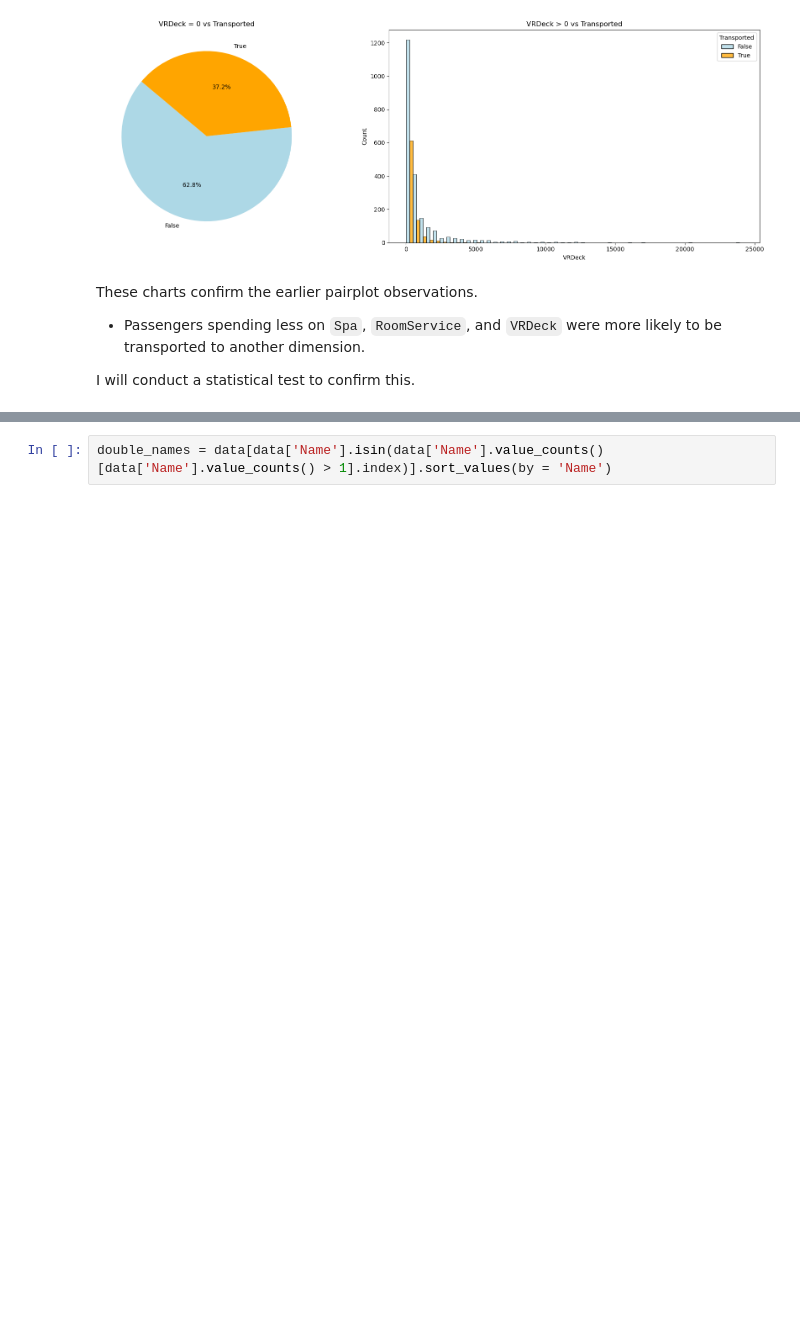
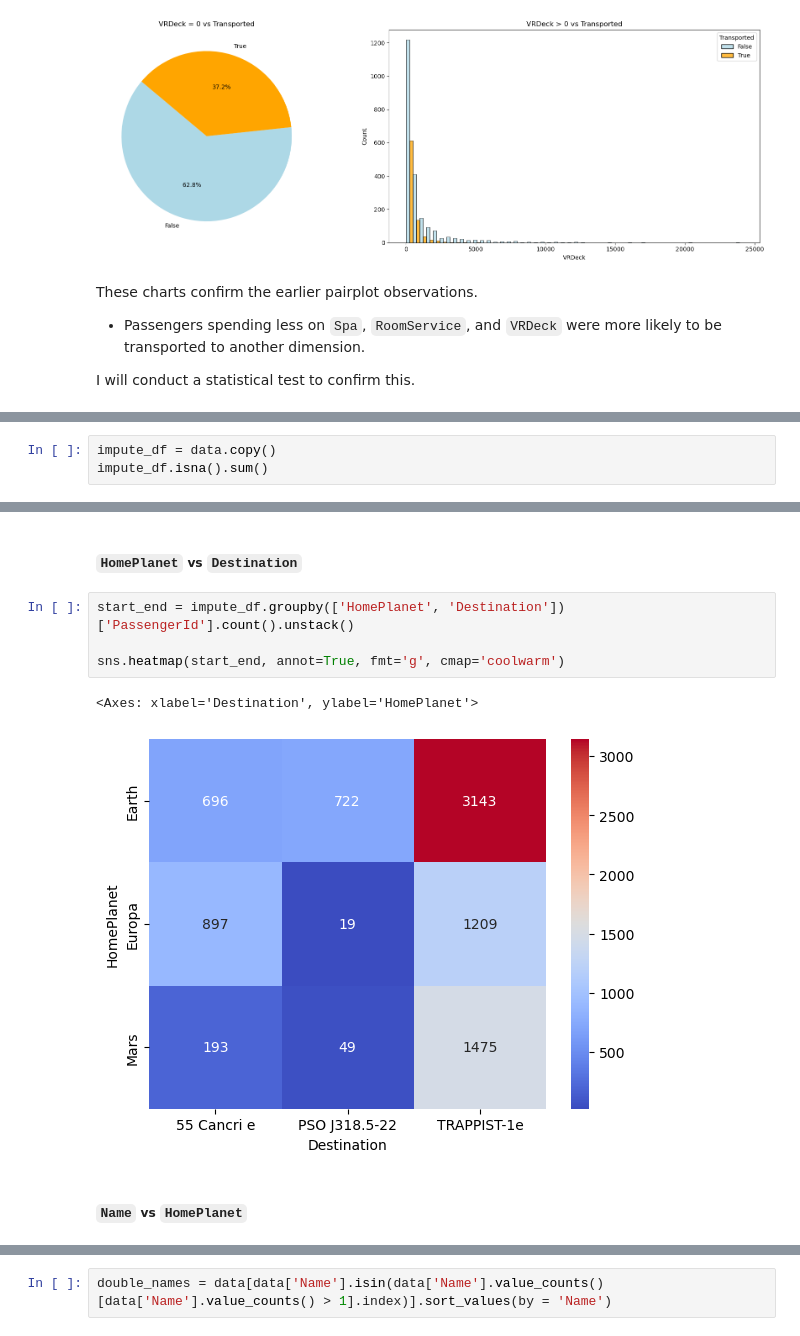
Before and after one commit to Herkata/spaceship_titanic, a Jupyter notebook: space_titanic.ipynb, the cells around one changed output, grey strips where cells are left out. Saved outputs shown, nothing was run; the diff lists cells and outputs as text; blank space fills up the shorter version.

```diff
--- a/space_titanic.ipynb
+++ b/space_titanic.ipynb
@@ -243,0 +248,3 @@ I will conduct a statistical test to confirm this.
+# %%
+impute_df = data.copy()
+impute_df.isna().sum()
@@ -243,0 +310,11 @@ I will conduct a statistical test to confirm this.
+# %% [markdown]
+##### `HomePlanet` vs `Destination`
+# %%
+start_end = impute_df.groupby(['HomePlanet', 'Destination'])['PassengerId'].count().unstack()
+
+sns.heatmap(start_end, annot=True, fmt='g', cmap='coolwarm')
+# %% [output]
+<Axes: xlabel='Destination', ylabel='HomePlanet'>
+[figure, added]
+# %% [markdown]
+##### `Name` vs `HomePlanet`
```
Also changed, not shown: parts of 37 cells of this notebook, 6 other files.
